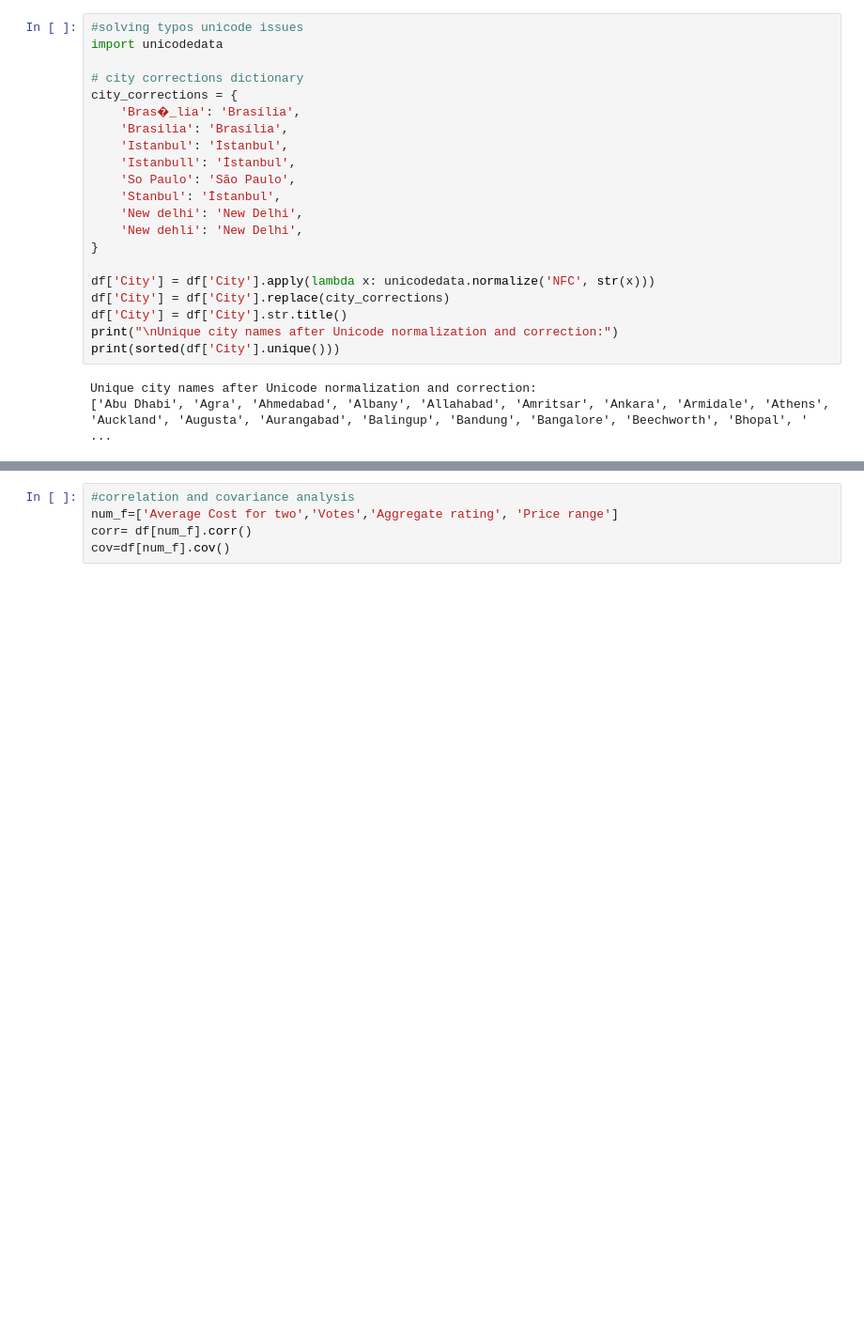
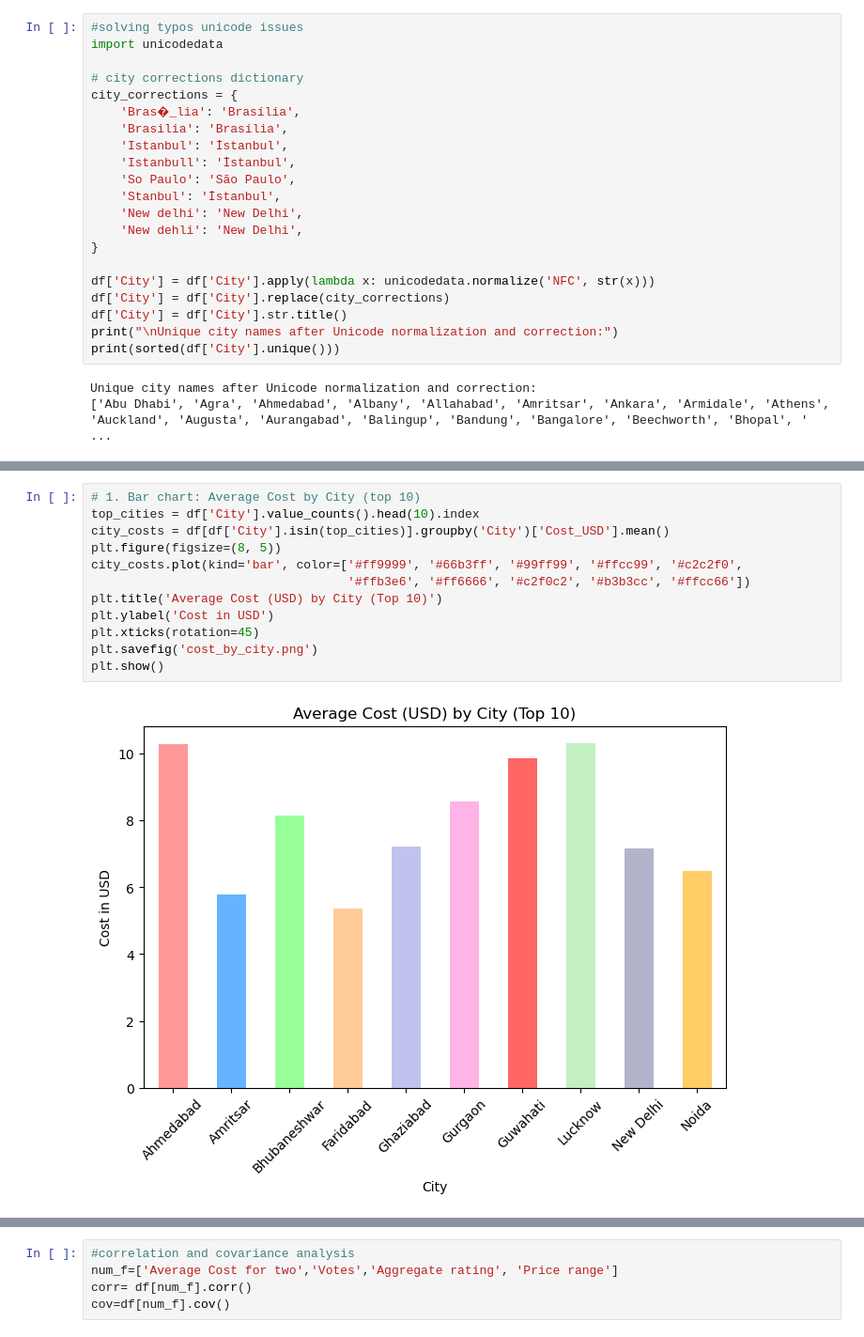
Before and after one commit to Rupal0912/restaurant-rating-prediction, a Jupyter notebook: Restaurant-Analysis/notebooks/restraunt_notebook.ipynb, the cells around one changed output, grey strips where cells are left out. Shown at 94% size. Cells and saved outputs as stored; diff of their text form; blank space fills up the shorter version.

```diff
--- a/Restaurant-Analysis/notebooks/restraunt_notebook.ipynb
+++ b/Restaurant-Analysis/notebooks/restraunt_notebook.ipynb
@@ -224 +220,15 @@ plt.show()
+# %%
+# 1. Bar chart: Average Cost by City (top 10)
+top_cities = df['City'].value_counts().head(10).index
+city_costs = df[df['City'].isin(top_cities)].groupby('City')['Cost_USD'].mean()
+plt.figure(figsize=(8, 5))
+city_costs.plot(kind='bar', color=['#ff9999', '#66b3ff', '#99ff99', '#ffcc99', '#c2c2f0',
+                                   '#ffb3e6', '#ff6666', '#c2f0c2', '#b3b3cc', '#ffcc66'])
+plt.title('Average Cost (USD) by City (Top 10)')
+plt.ylabel('Cost in USD')
+plt.xticks(rotation=45)
+plt.savefig('cost_by_city.png')
+plt.show()
+# %% [output]
+[figure, added]
 # %%
```
Also changed, not shown: parts of 17 cells of this notebook, 8 other files.
